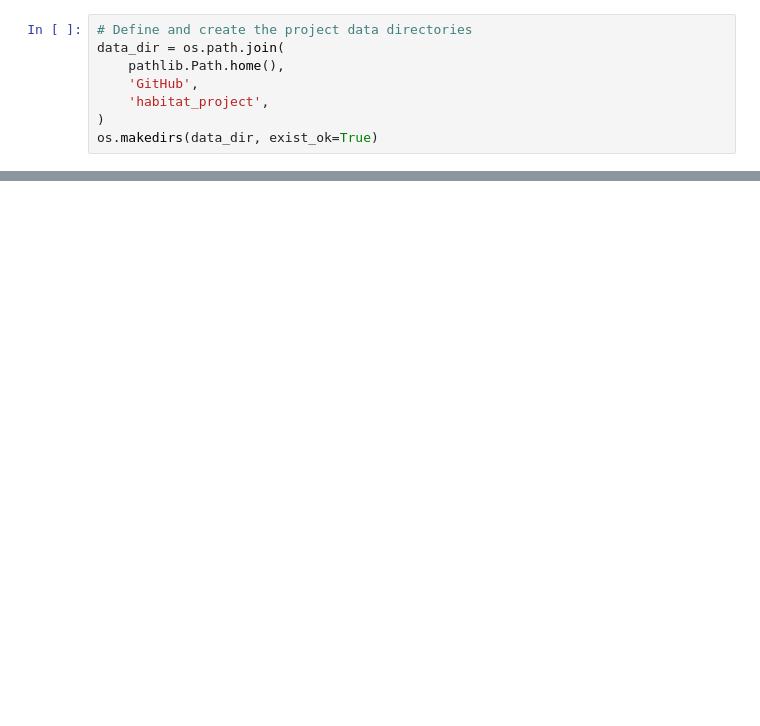
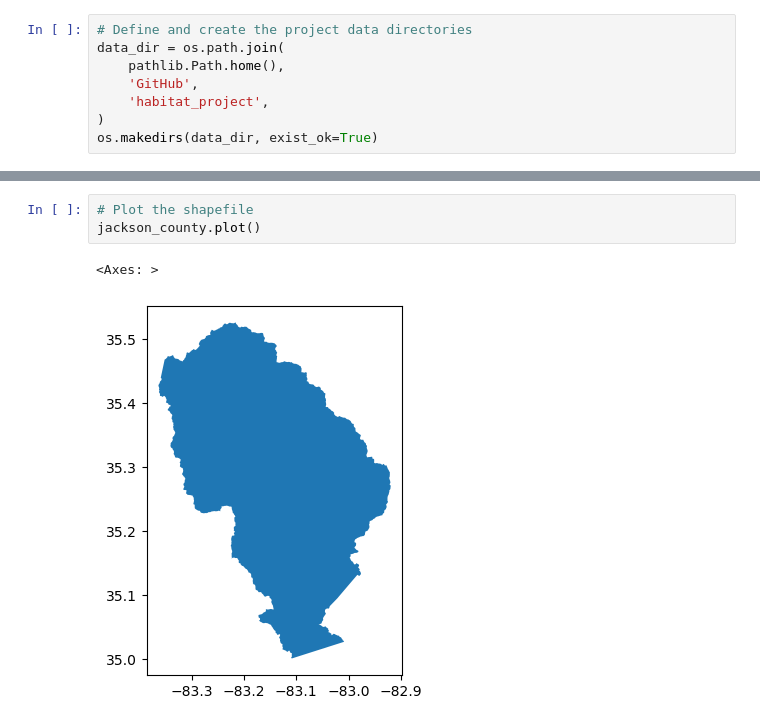
Before and after one commit to BioNCphilic/rivercane, a Jupyter notebook: rivercane_notebooks/rivercane-31-location.ipynb, the cells around one changed output, grey strips where cells are left out. Cells and saved outputs as stored; diff of their text form; blank space fills up the shorter version.

```diff
--- a/rivercane_notebooks/rivercane-31-location.ipynb
+++ b/rivercane_notebooks/rivercane-31-location.ipynb
@@ -69,0 +52,6 @@ ok_opera_results
+# %%
+# Plot the shapefile
+jackson_county.plot()
+# %% [output]
+<Axes: >
+[figure, added]
```
Also changed, not shown: parts of 5 cells of this notebook, 6 other files.
